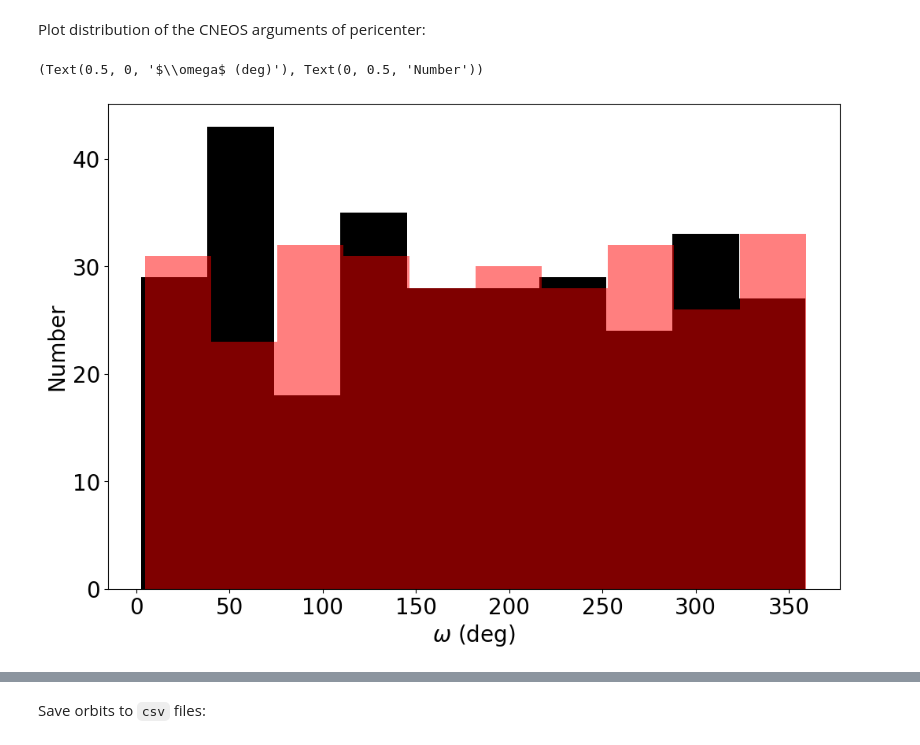
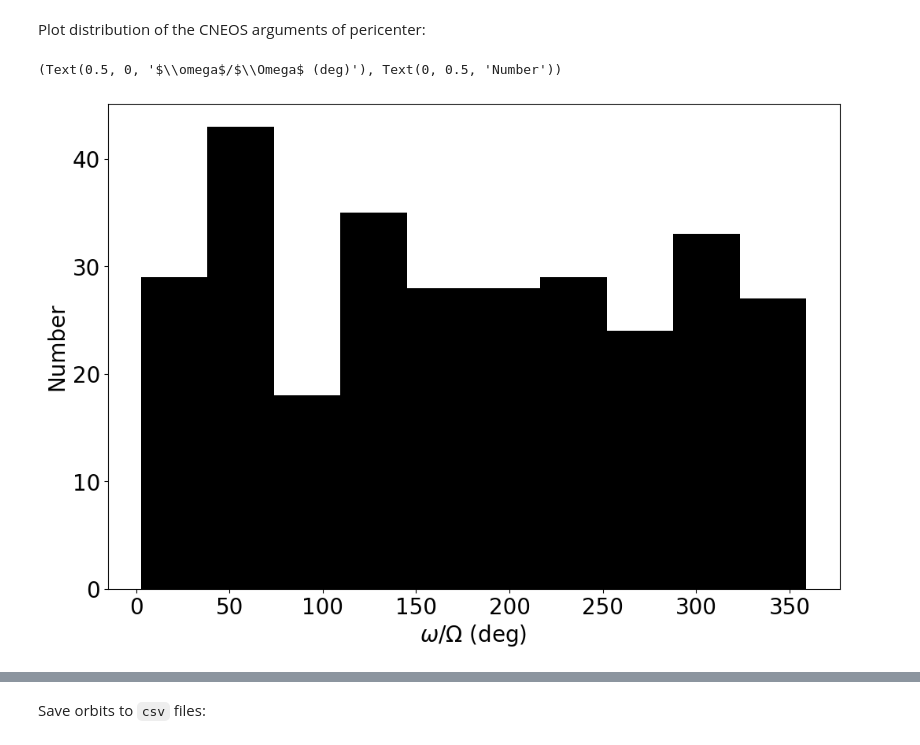
Before and after one commit to ia-chow/Thesis, a Jupyter notebook: dynamics/impact_probabilities.ipynb, the cells around one changed output, grey strips where cells are left out. Drawn from its saved outputs; the diff is of its cells as text; code cells hidden in the pictures.

```diff
--- a/dynamics/impact_probabilities.ipynb
+++ b/dynamics/impact_probabilities.ipynb
@@ -662,8 +662,8 @@ Plot distribution of the CNEOS arguments of pericenter:
 # %%
 plt.figure(figsize = (12, 8))
 plt.hist(cneos_peris_raw, bins='auto', color='k')
-plt.hist(cneos_nodes_raw, bins='auto', color='r', alpha=0.5)
-plt.xlabel(r'$\omega$ (deg)'), plt.ylabel(r'Number')
+# plt.hist(cneos_nodes_raw, bins='auto', color='r', alpha=0.5)
+plt.xlabel(r'$\omega$/$\Omega$ (deg)'), plt.ylabel(r'Number')
 # %% [output]
-(Text(0.5, 0, '$\\omega$ (deg)'), Text(0, 0.5, 'Number'))
+(Text(0.5, 0, '$\\omega$/$\\Omega$ (deg)'), Text(0, 0.5, 'Number'))
-[figure, old version]
+[figure, new version]
```
Also changed, not shown: parts of 1 cell of this notebook, 14 other files.
